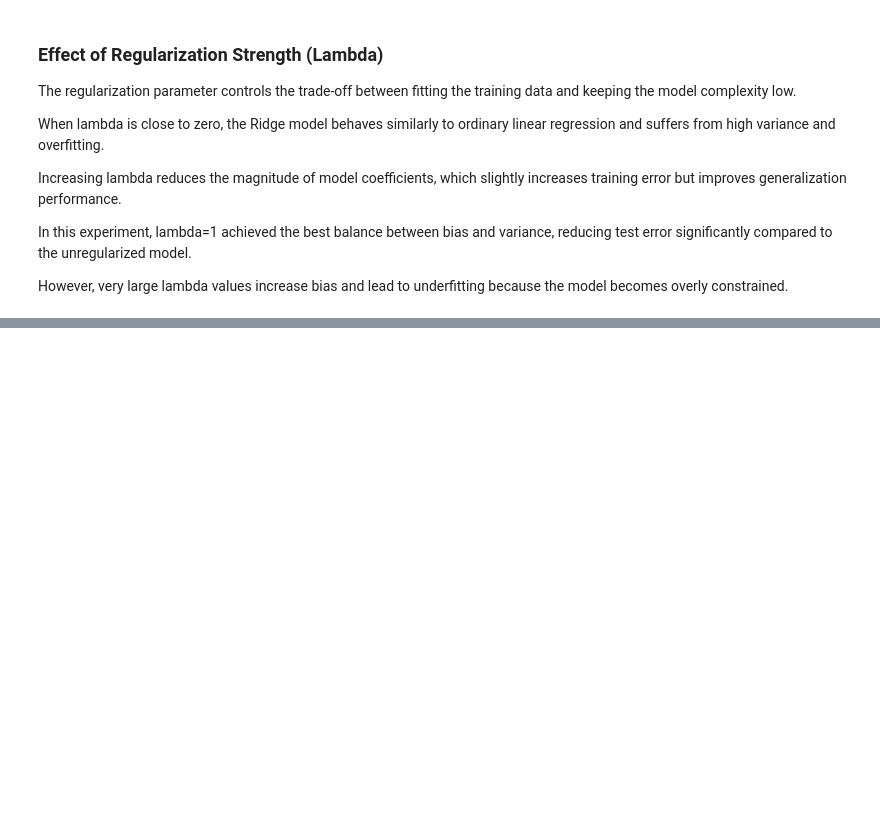
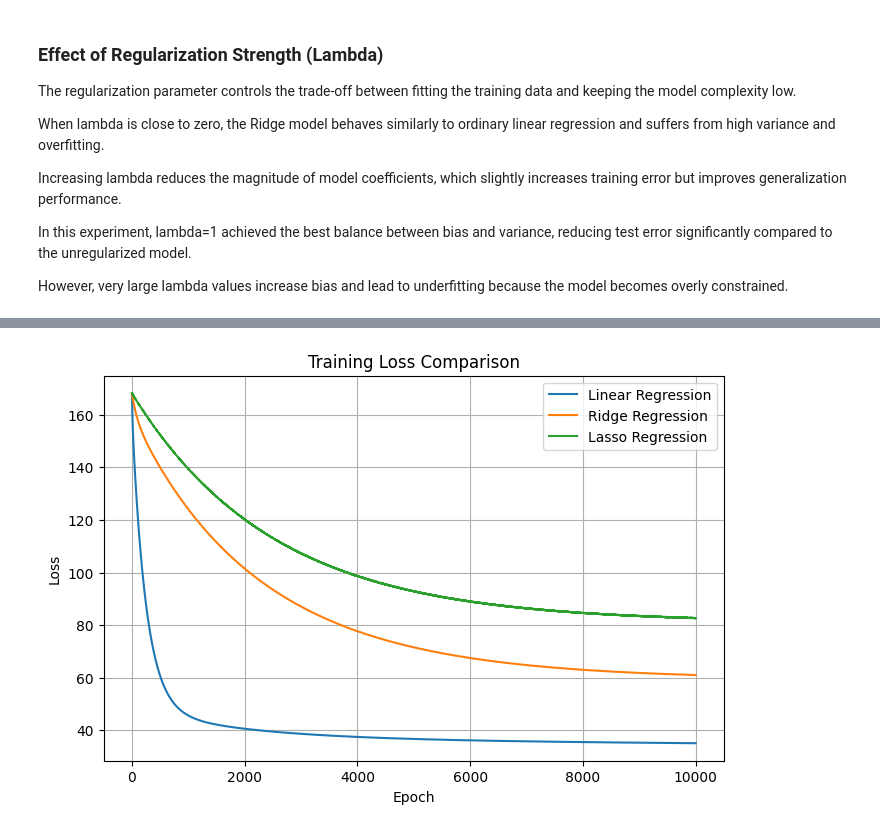
Before and after one commit to niusha-yaghini/Artificial_Intelligence_Course, a Jupyter notebook: 05-machine-learning/01-supervised-learning/01-regression/03_regularization.ipynb, the cells around one changed output, grey strips where cells are left out. Saved outputs shown, nothing was run; the diff lists cells and outputs as text; code cells hidden in the pictures; blank space fills up the shorter version.

```diff
--- a/05-machine-learning/01-supervised-learning/01-regression/03_regularization.ipynb
+++ b/05-machine-learning/01-supervised-learning/01-regression/03_regularization.ipynb
@@ -557,0 +965,37 @@ However, very large lambda values increase bias and lead to underfitting because
+# %%
+plt.figure(
+    figsize=(8,5)
+)
+
+plt.plot(
+    linear_model.loss_history,
+    label="Linear Regression"
+)
+
+plt.plot(
+    ridge_model.loss_history,
+    label="Ridge Regression"
+)
+
+plt.plot(
+    lasso_model.loss_history,
+    label="Lasso Regression"
+)
+
+plt.xlabel(
+    "Epoch"
+)
+
+plt.ylabel(
+    "Loss"
+)
+
+plt.title(
+    "Training Loss Comparison"
+)
+
+plt.legend()
+plt.grid()
+plt.show()
+# %% [output]
+[figure, added]
```
Also changed, not shown: parts of 39 cells of this notebook, 1 other file.
